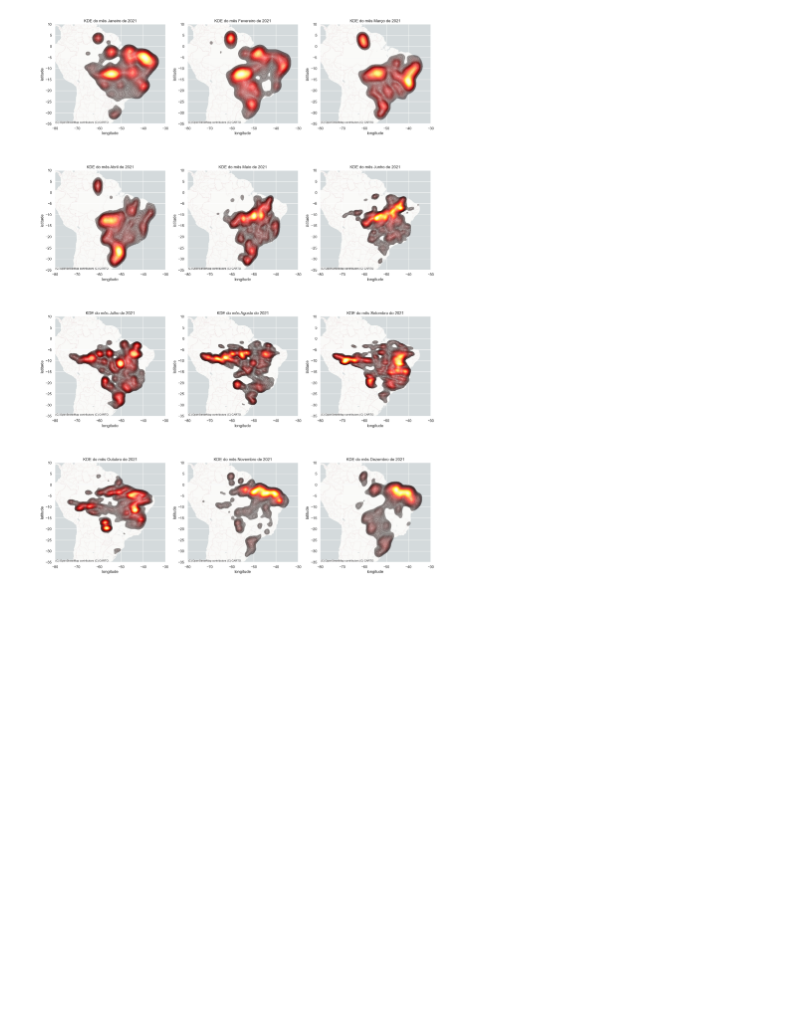
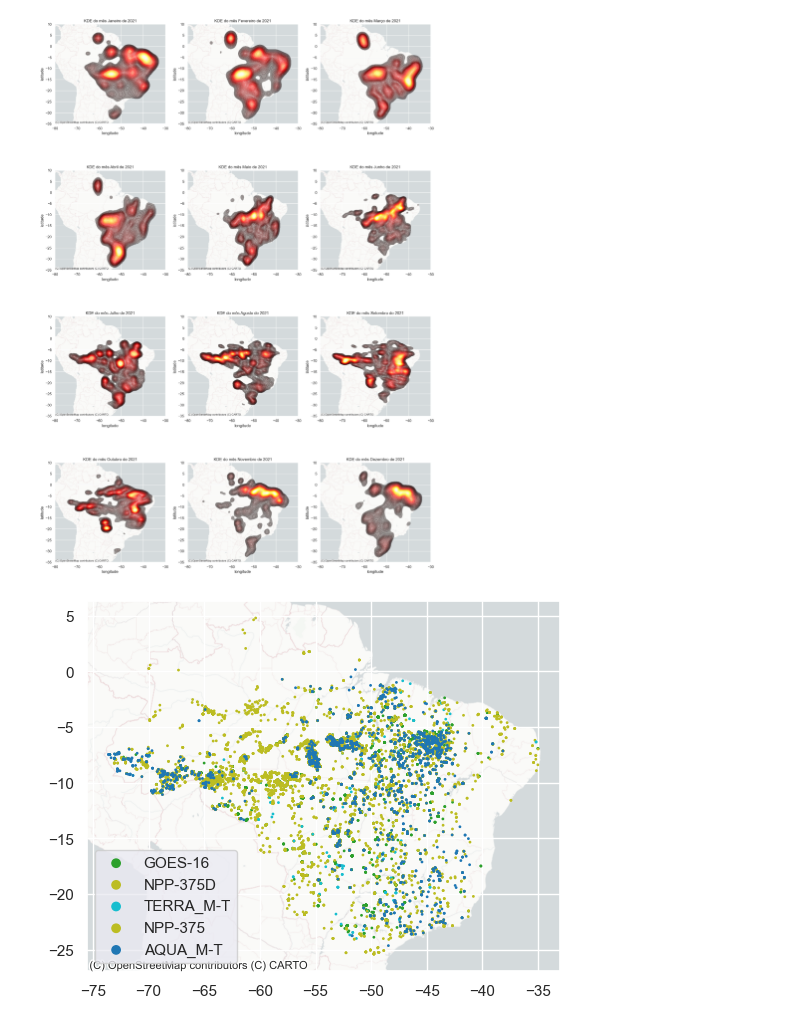
Before and after one commit to josebraz/INPE-Queimadas, a Jupyter notebook: Queimadas.ipynb, the cells around one changed output. Cells and saved outputs as stored; diff of their text form; code cells hidden in the pictures; blank space fills up the shorter version.

```diff
--- a/Queimadas.ipynb
+++ b/Queimadas.ipynb
@@ -77,6 +64,8 @@ memory usage: 3.1+ GB
 # %%
 # variaveis derivadas dos dados
 all_satellites = df['satelite'].value_counts().index.values
+
+principal_satelites = ['NPP-375', 'GOES-16', 'NOAA-20', 'AQUA_M-T', 'NPP-375D', 'TERRA_M-T']
 # %%
 # analise quantitativa dos dados com relacao a flag risco de fogo
 reference_df = df[(df.satelite == 'AQUA_M-T')].copy()
@@ -142,3 +142,32 @@ for i, ax in enumerate(axs.flat):
   )
 # %% [output]
 [figure]
+# %%
+def show_satelites(data):
+    fig, ax=plt.subplots()
+    satelites = data.satelite.values.unique()
+    for satelite in satelites:
+        current = data[data.satelite == satelite]
+        gpd.GeoDataFrame(
+            current,
+            geometry=gpd.points_from_xy(current.longitude, current.latitude),
+            crs="EPSG:4326"
+        ).plot(
+            ax=ax,
+            column='satelite',
+            markersize=1,
+        )
+    contextily.add_basemap(
+        ax,
+        crs="EPSG:4326",
+        source=contextily.providers.CartoDB.PositronNoLabels,
+    )
+    legend = ax.legend(satelites, markerscale=6)
+
+def filter_satelites(data):
+    return data[data['satelite'].isin(principal_satelites)]
+
+data_temp = df[(df.dia == 1) & (df.mes == 9) & (df.ano == 2018)]
+show_satelites(filter_satelites(data_temp))
+# %% [output]
+[figure, added]
```
Also changed, not shown: parts of 2 cells of this notebook, 4 other files.
